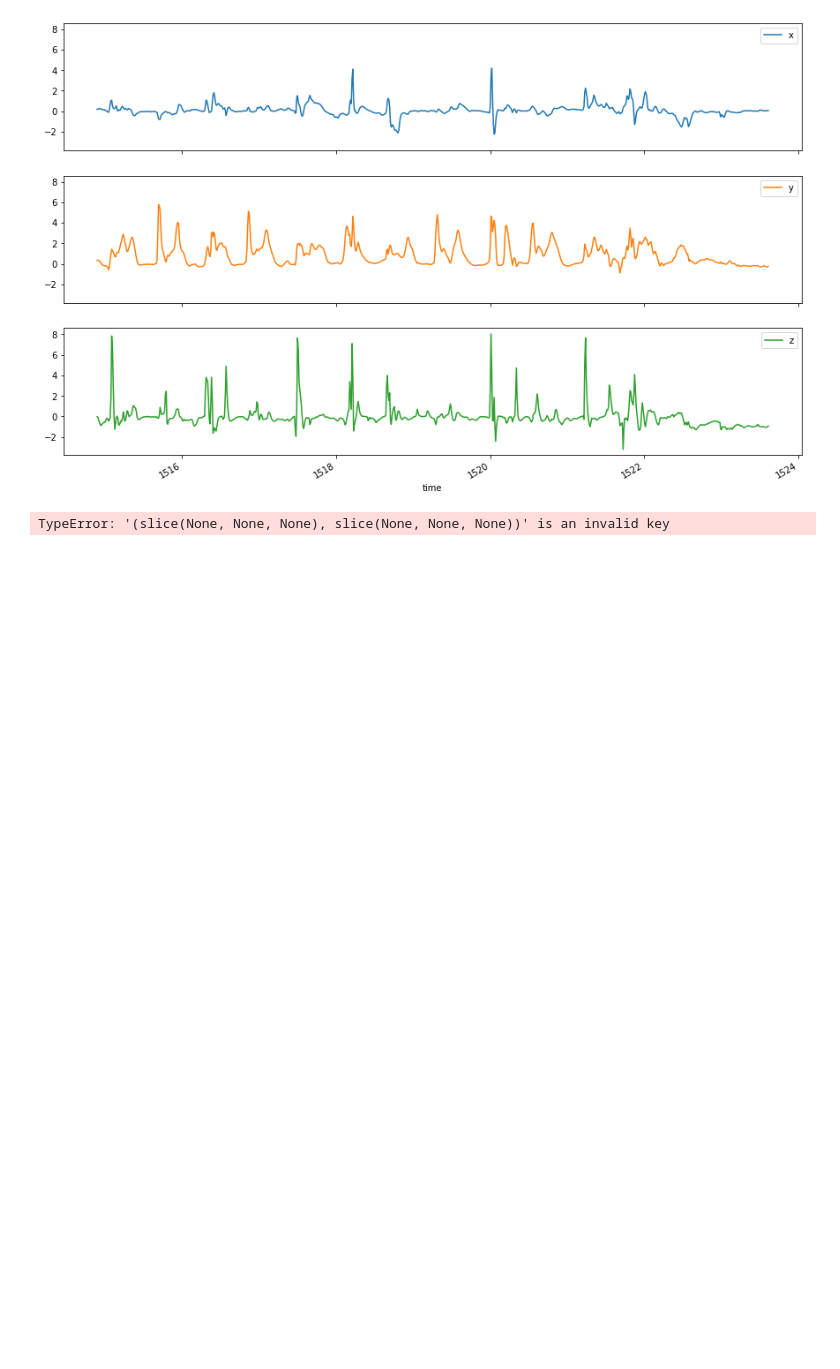
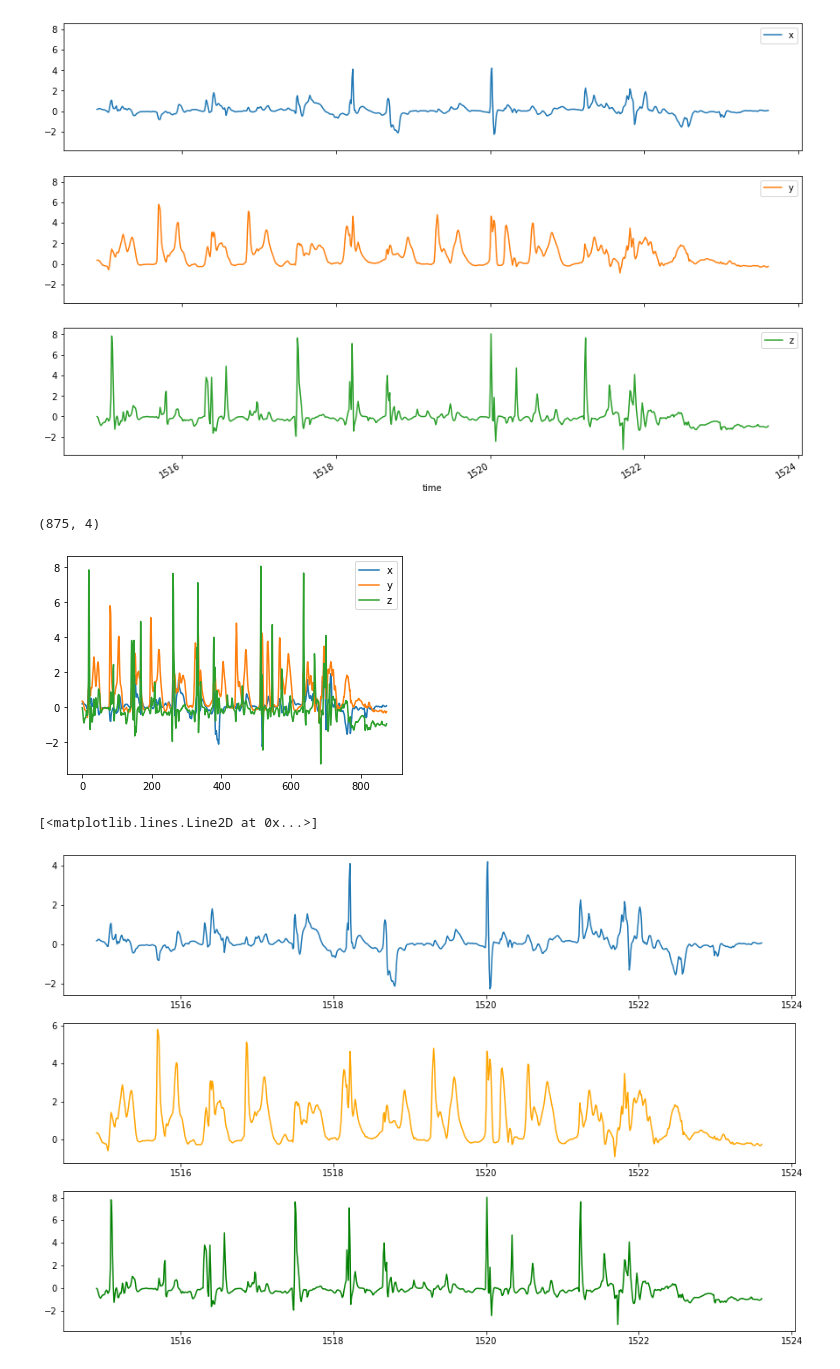
Before and after one commit to mAenon/csv_plot, a Jupyter notebook: csv_plot.ipynb, the cells around one changed output. Drawn from its saved outputs; the diff is of its cells as text; code cells hidden in the pictures; blank space fills up the shorter version.

```diff
--- a/csv_plot.ipynb
+++ b/csv_plot.ipynb
@@ -59,12 +56,31 @@ array([[<matplotlib.axes._subplots.AxesSubplot object at 0x...>],
       dtype=object)
 [figure]
 [figure]
-# %%
-%matplotlib inline
-import matplotlib.pyplot as plt
-x = np.arange(data.shape[1])
-#TODO: なんもわからん
-# 多分これはxについての表になるはず
-plt.plot(x, data[:, :][0])
-# %% [output]
-TypeError: '(slice(None, None, None), slice(None, None, None))' is an invalid key
+# %%
+%matplotlib inline
+import matplotlib.pyplot as plt
+# np でやるパターン
+numarray = np.loadtxt(path, delimiter=",")
+print(numarray.shape)
+
+plt.plot(numarray[:, 1], label = "x")
+plt.plot(numarray[:, 2], label = "y")
+plt.plot(numarray[:, 3], label = "z")
+plt.legend()
+plt.show()
+
+
+plt.figure(figsize = (15, 10))
+plt.subplot(3, 1, 1)
+plt.plot(numarray[:, 0], numarray[:, 1], label = "x")
+
+plt.subplot(3, 1, 2)
+plt.plot(numarray[:, 0],numarray[:, 2], label = "y", color = "orange")
+
+plt.subplot(3, 1, 3)
+plt.plot(numarray[:, 0],numarray[:, 3], label = "z", color = "green")
+# %% [output]
+(875, 4)
+[figure, added]
+[<matplotlib.lines.Line2D at 0x...>]
+[figure, added]
```
Also changed, not shown: parts of 2 cells of this notebook, 1 other file.
